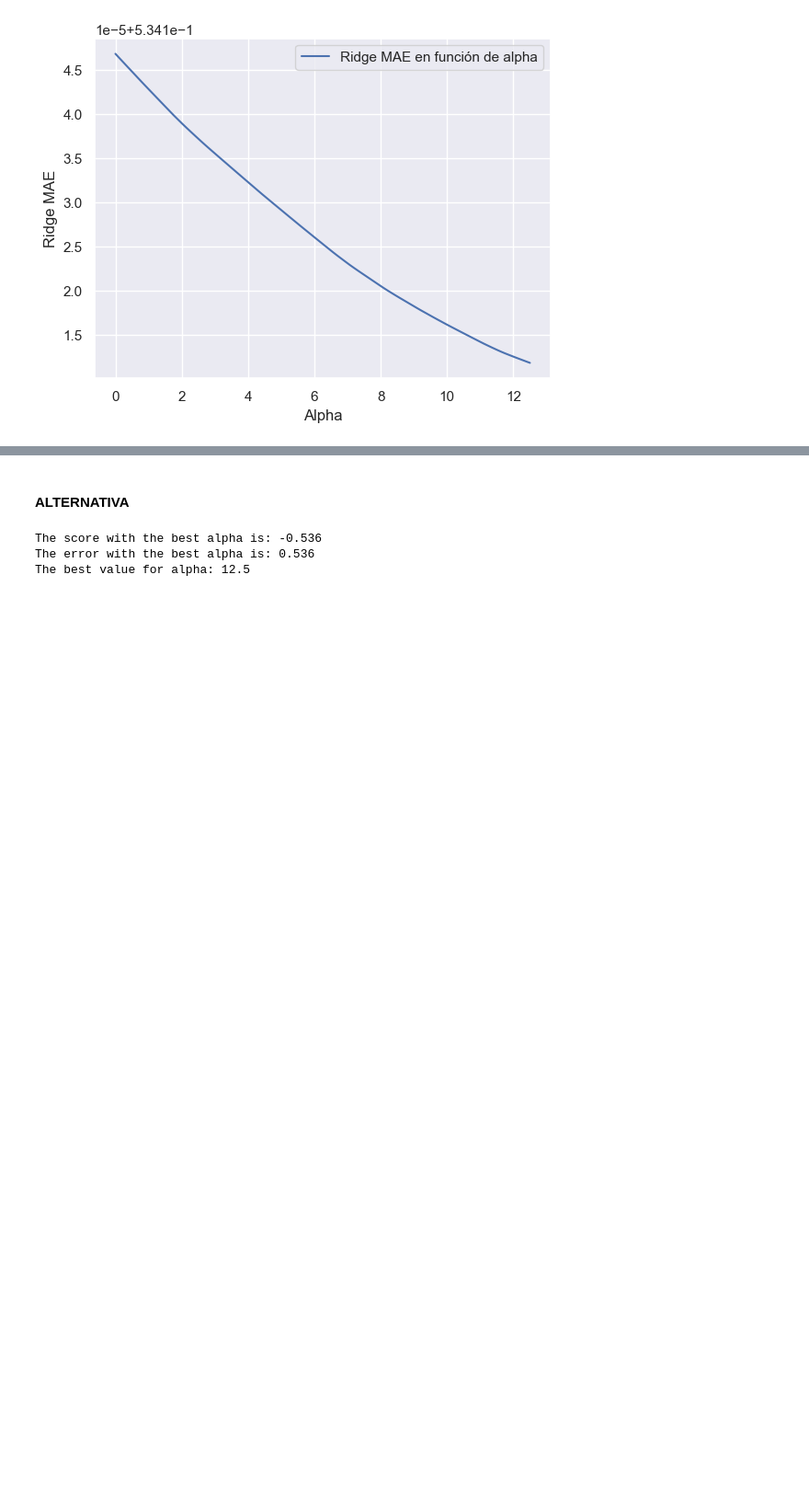
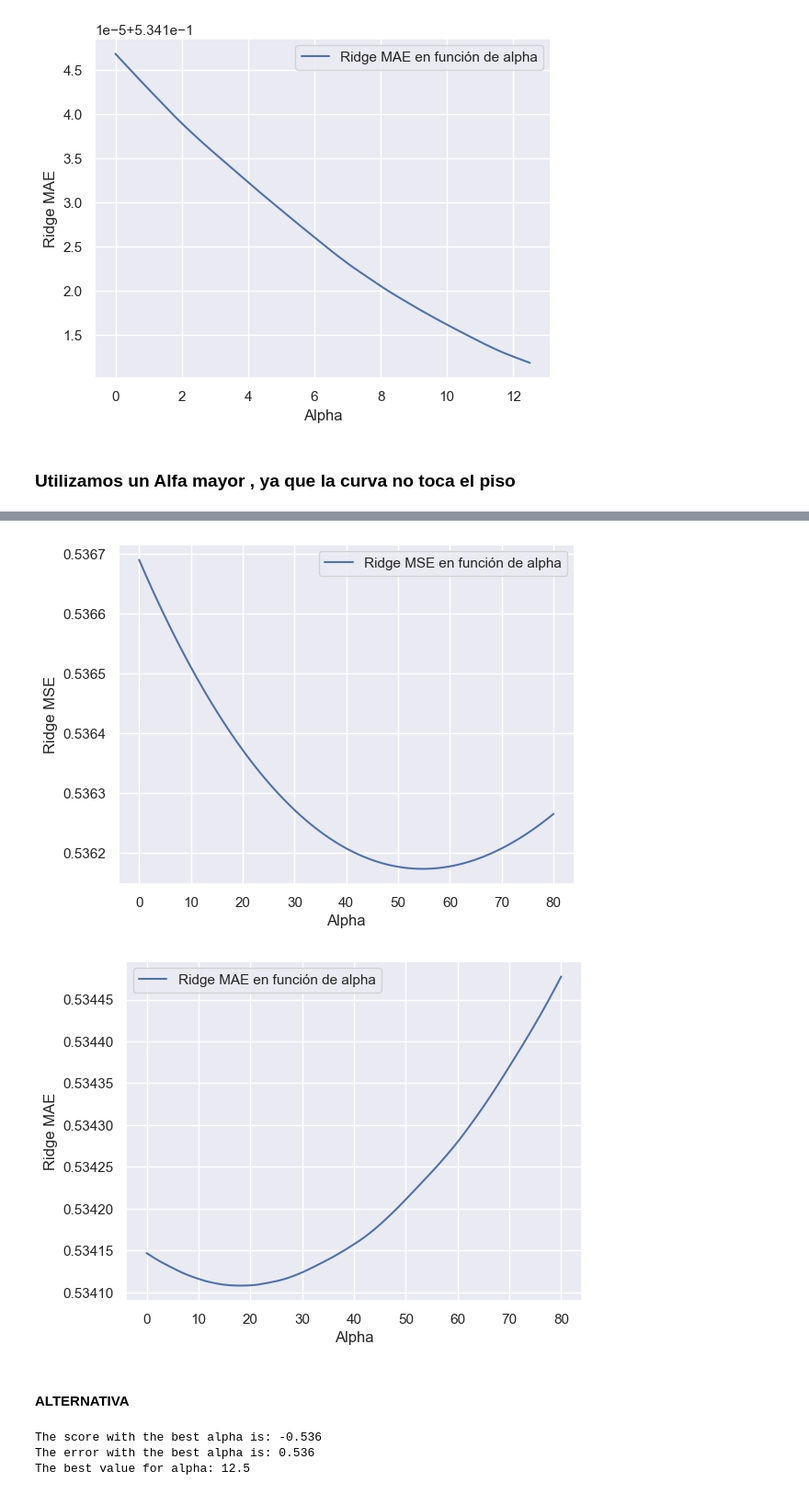
Before and after one commit to gasper-az/intro_ia, a Jupyter notebook: resoluciones_tp/tp_02/resolucion_tp_02.ipynb, the cells around one changed output, grey strips where cells are left out. Shown at 92% size. Drawn from its saved outputs; the diff is of its cells as text; code cells hidden in the pictures; blank space fills up the shorter version.

```diff
--- a/resoluciones_tp/tp_02/resolucion_tp_02.ipynb
+++ b/resoluciones_tp/tp_02/resolucion_tp_02.ipynb
@@ -385,3 +434,80 @@ plt.legend()
 plt.show()
 # %% [output]
 [figure]
+# %% [markdown]
+### Utilizamos un Alfa mayor , ya que la curva no toca el piso
+# %%
+alpha_max = 80
+
+alpha_subdivisions = 100
+
+alpha_array = np.linspace(alpha_min, alpha_max, alpha_subdivisions)
+
+# Definimos la cantidad de folds
+number_of_folds = 5
+
+cv_mse_ridge_errors = []
+cv_mae_ridge_errors = []
+
+for alpha in alpha_array:
+
+    ridge = Ridge(alpha=alpha)
+    if alpha == 0:
+        ridge = LinearRegression()
+
+    # Scoring: https://scikit-learn.org/stable/modules/model_evaluation.html#string-name-scorers
+    cv_mse = cross_val_score(ridge, X_train_processed, y=y_train, scoring="neg_mean_squared_error", cv=number_of_folds, n_jobs=-1)
+    cv_mae = cross_val_score(ridge, X_train_processed, y=y_train, scoring="neg_mean_absolute_error", cv=number_of_folds, n_jobs=-1)
+
+    # Calcular el MAE y MSE para cada Alfa (multiplicamos por -1 porque el cross_val_score devuelve números negativos)
+    cv_mse_mean = cv_mse.mean() * -1
+    cv_mae_mean = cv_mae.mean() * -1
+
+    cv_mse_ridge_errors.append(cv_mse_mean)
+    cv_mae_ridge_errors.append(cv_mae_mean)
+
+# Mostramos cual es el mejor valor de alpha para Ridge
+best_alpha_mse_ridge = alpha_array[np.argmin(cv_mse_ridge_errors)]
+best_alpha_mae_ridge = alpha_array[np.argmin(cv_mae_ridge_errors)]
+
+print(f"El mejor valor de alpha para Ridge (MSE) es: {best_alpha_mse_ridge}")
+print(f"El mejor valor de alpha para Ridge (MAE) es: {best_alpha_mae_ridge}")
+
+
+# Entrenar modelo final con mejor alpha (para MSE)
+ridge_final = Ridge(alpha=best_alpha_mse_ridge)
+ridge_final.fit(X_train_processed, y_train)
+
+# Predicción sobre el set de evaluación
+y_pred_ridge = ridge_final.predict(X_test_processed)
+
+# Cálculo de métricas finales
+r2_ridge = r2_score(y_test, y_pred_ridge)
+mae_ridge = mean_absolute_error(y_test, y_pred_ridge)
+mse_ridge = mean_squared_error(y_test, y_pred_ridge)
+rmse_ridge = root_mean_squared_error(y_test, y_pred_ridge)
+mape_ridge = mean_absolute_percentage_error(y_test, y_pred_ridge)
+
+# Mostrar resultados
+print("\nMétricas del modelo Ridge con mejor alpha:")
+print("R-cuadrado en test:", round(r2_ridge, 3))
+print("Error absoluto medio:", round(mae_ridge, 3))
+print("Error cuadrático medio:", round(mse_ridge, 3))
+print("Raíz de error cuadrático medio:", round(rmse_ridge, 3))
+
+print(f"Error absoluto porcentual medio: {mape_ridge * 100:.2f}%")
+
+
+plt.plot(alpha_array, cv_mse_ridge_errors, label='Ridge MSE en función de alpha')
+plt.xlabel("Alpha")
+plt.ylabel("Ridge MSE")
+plt.legend()
+plt.show()
+
+
+plt.plot(alpha_array, cv_mae_ridge_errors, label='Ridge MAE en función de alpha')
+plt.xlabel("Alpha")
+plt.ylabel("Ridge MAE")
+plt.legend()
+plt.show()
+# %% [output]
@@ -388,3 +523,5 @@ plt.show()
+[figure, added]
+[figure, added]
 # %% [markdown]
 #### ALTERNATIVA
 # %%
```
Also changed, not shown: parts of 44 cells of this notebook.
